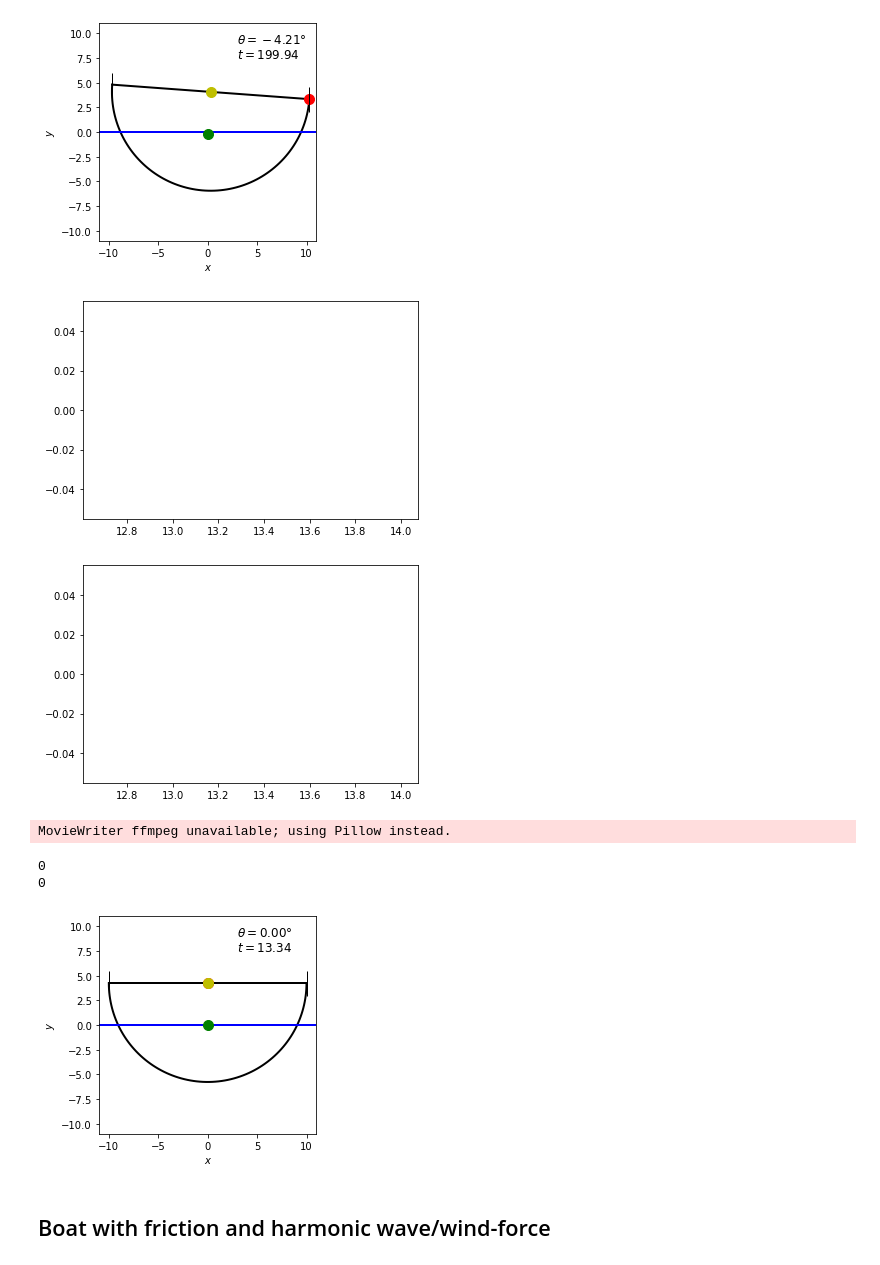
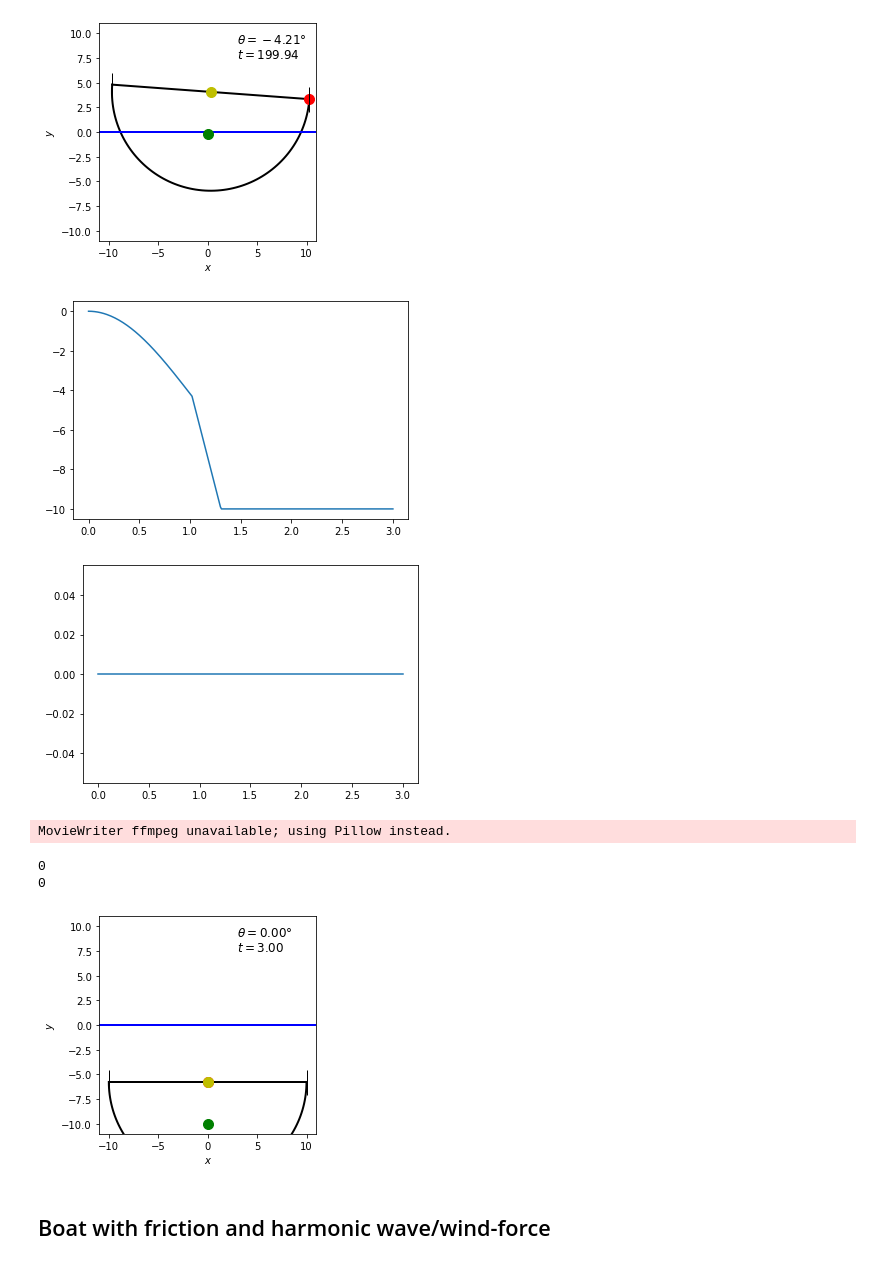
Before and after one commit to Trond01/TMA4320_prosjekt_2, a Jupyter notebook: prosjekt2.ipynb, the cells around one changed output. Drawn from its saved outputs; the diff is of its cells as text; code cells hidden in the pictures.

```diff
--- a/prosjekt2.ipynb
+++ b/prosjekt2.ipynb
@@ -514,9 +539,8 @@ def f_harmonic_oscillator(t, w):
     :return: the derivative
     """
     tau_B = find_tau_buoyant(w[0], find_F_buoyant(find_A(beta)))
-    return np.array([w[1], tau_B/I_C, w[3], 0, w[5], 0, w[7], 0])
+    return np.array([w[1], tau_B/I_C, 0, 0, 0, 0, 0, 0])
 # %%
-# 1d
 def euler_method(f, t, w, h):
     """
     brief: One step of Eulers method
@@ -551,7 +575,9 @@ def ode_solver(f, t0, t_end, w0, h, method=euler_method):
 
     # Main loop
     capsized = boat_has_capsized(wn[0], wn[2])
+    pbar = tqdm(total = t_end-t0, leave = False)
     while tn < t_end - 1.e-10: # Buffer for truncation errors
+        pbar.update(h)
 
         if not capsized:
             capsized = boat_has_capsized(wn[0], wn[4])
@@ -573,6 +599,7 @@ def ode_solver(f, t0, t_end, w0, h, method=euler_method):
         t_num = np.append(t_num,tn)
         w_num = np.concatenate((w_num, np.array([wn])))
 
+    pbar.close()
     return t_num, np.transpose(w_num)
 # %% [markdown]
 **RETTFERDIGGJØR VALG AV h**
@@ -583,8 +610,8 @@ We will now solve the equation with Eulers method. We start the ship at $\theta_
 
 t0 = 0
 t_end = 20
-w0 = np.array([21*np.pi/180, 0, 0, 0, yC0, 0, 0, 0])
-h_list = [0.01, 0.001]
+w0 = np.array([20*np.pi/180, 0, 0, 0, yC0, 0, 0, 0])
+h_list = [0.01, 0.001, 0.0001]
 times = []
 theta = []
 yC    = []
@@ -594,9 +621,10 @@ for h in h_list:
     theta.append(w_num[0])
     yC.append(w_num[4])
 
-plot_function(times, theta, f'HO_euler_3h', title = f"Harmonic Oscillator with Eulers method",
-                  xlabel = r"$t$ [s]", ylabel = r"$\theta$ [rad]", fig_size = (9, 5), title_scale_factor = 100,
-                  labels = [f"$h$ = {h}" for h in h_list], loc = "upper right")
+plot_function(times, theta, title = f"Harmonic Oscillator with Eulers method",
+              fig_text = "Plot of ...", linestyles = ['r--', 'b', 'g'], title_size=20,
+              labels = [f"$h$ = {h}" for h in h_list], loc = "upper left",
+              set_ylim = [-0.4, 0.7])
 
 # animate_boat(times[0][::10], theta[0][::10], 0*yC[0][::10], yC[0][::10])
 # %% [output]
@@ -763,10 +850,2 @@ def f_bouncing(t, w):
 # %%
-# 2b
-
-w0 = [20*np.pi/180, 0, 0, 0, 0, 0, 0, 0]
-h = 0.01
-t_vals, w_vals = ode_solver(f_bouncing, t0, t_end, w0, h, method=RK4_method)
-theta = np.transpose(w_vals)[0]
-xC = np.transpose(w_vals)[2]
-yC = np.transpose(w_vals)[4]
 # animate_boat(t_vals[::10], theta[::10], xC[::10], yC[::10], gjerde = True, vis_akse_verdier = False)
@@ -982,30 +1058,31 @@ MovieWriter ffmpeg unavailable; using Pillow instead.
 1000
 [figure]
 # %%
+t0 = 0
 t_end = 3
 
 w0 = [0, 0, 0, 0, 0, 0, 0, 0]
 m_L = 0.99*m
 t_vals, w_vals = ode_solver(f_cargo_with_fence, t0, t_end, w0, h, method=RK4_method)
 theta = w_vals[0]
 s_L = w_vals[6]
 
 plt.plot(t_vals, w_vals[4])
 plt.show()
 
 plt.plot(t_vals, w_vals[7])
 plt.show()
 
 
 animate_boat(t_vals, w_vals[0], w_vals[2], w_vals[4], w_vals[6],
              gjerde = True, vis_akse_verdier = False, gif_name = "sink")
 # %% [output]
-[figure, old version]
+[figure, new version]
-[figure, old version]
+[figure, new version]
 MovieWriter ffmpeg unavailable; using Pillow instead.
 0
 0
-[figure, old version]
+[figure, new version]
 # %% [markdown]
 ## Boat with friction and harmonic wave/wind-force <a class="anchor" id="w-force"></a>
 # %%
```
Also changed, not shown: parts of 22 cells of this notebook, 4 other files.
